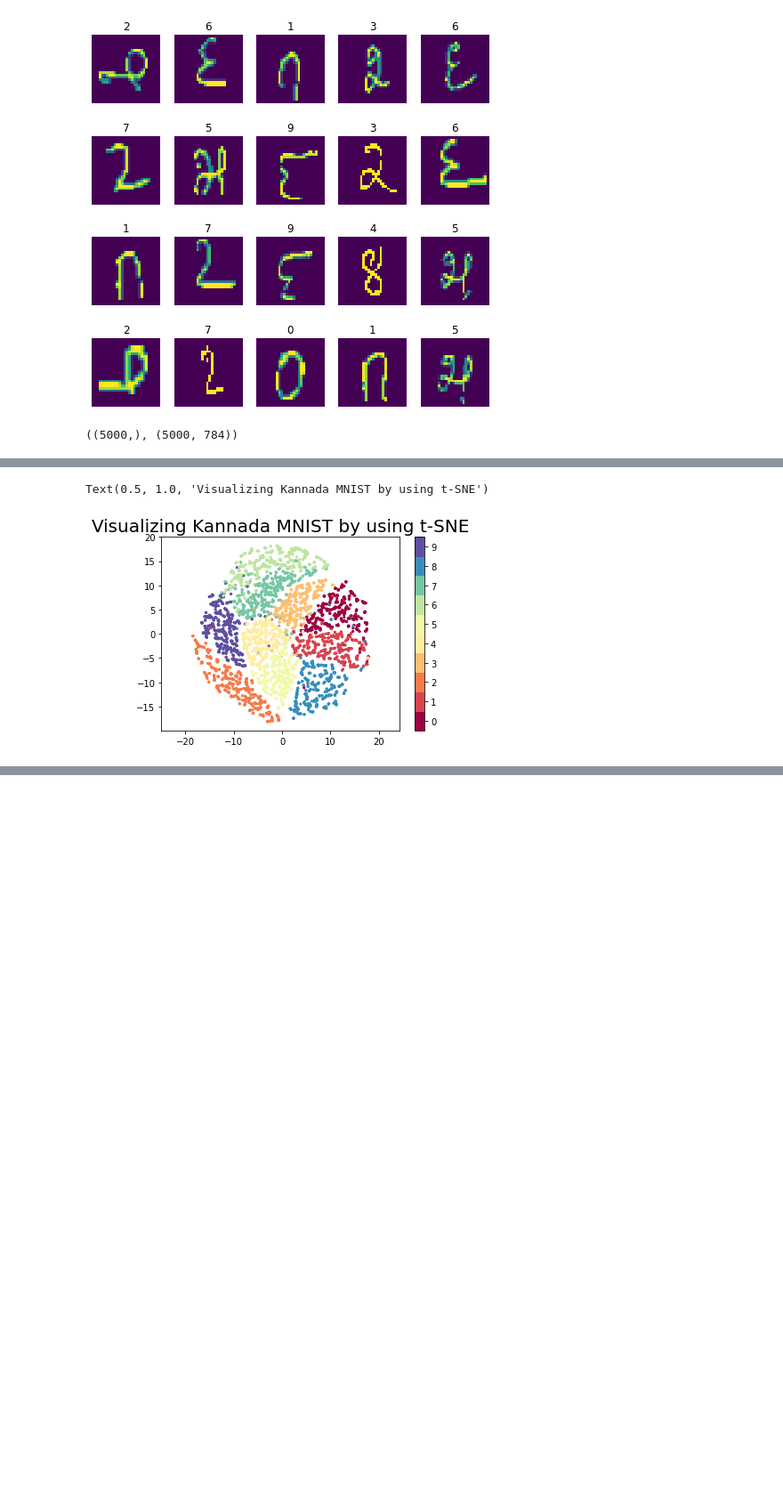
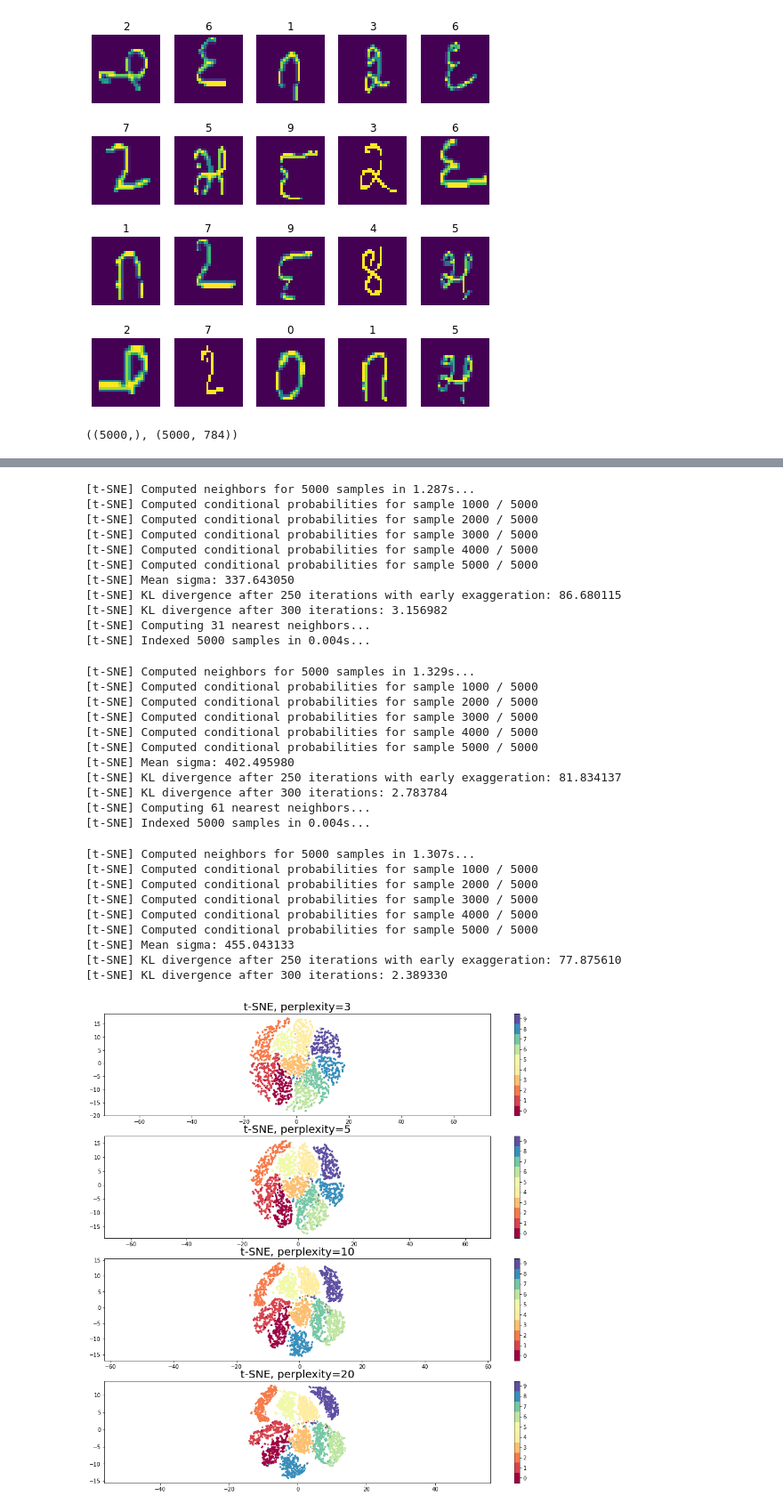
Before and after one commit to bakanino/PHYS4016, a Jupyter notebook: t_SNE.ipynb, the cells around one changed output, grey strips where cells are left out. Shown at 89% size. Saved outputs shown, nothing was run; the diff lists cells and outputs as text; code cells hidden in the pictures; blank space fills up the shorter version.

Commit message:
experimenting with tsne perplexities

```diff
--- a/t_SNE.ipynb
+++ b/t_SNE.ipynb
@@ -80,6 +72,3 @@ X_subset = X[rndperm[:N],:].copy()
 y_subset.shape, X_subset.shape
 # %% [output]
 ((5000,), (5000, 784))
-# %%
-%time
-tsne = TSNE(random_state=42, n_components=2, verbose=1, perplexity=3, n_iter=300).fit_transform(X_subset)
@@ -100,8 +75,14 @@ Wall time: 5.48 µs
 # %%
-plt.scatter(tsne[:, 0], tsne[:, 1], s= 5, c=y_subset, cmap='Spectral')
-plt.gca().set_aspect('equal', 'datalim')
-plt.colorbar(boundaries=np.arange(11)-0.5).set_ticks(np.arange(10))
-plt.title('Visualizing Kannada MNIST by using t-SNE', fontsize=20)
+def tsne(p):
+  tsne = TSNE(random_state=42, n_components=2, verbose=1, perplexity=p, n_iter=300).fit_transform(X_subset)
+  plt.scatter(tsne[:, 0], tsne[:, 1], s= 5, c=y_subset, cmap='Spectral')
+  plt.gca().set_aspect('equal', 'datalim')
+  plt.colorbar(boundaries=np.arange(11)-0.5).set_ticks(np.arange(10))
+  plt.title('t-SNE, perplexity=%d' % p, fontsize=20)
-# %% [output]
-Text(0.5, 1.0, 'Visualizing Kannada MNIST by using t-SNE')
-[figure, removed]
+# %%
+%time
+plt.figure(figsize=(16,16))
+for i, _ in enumerate([3, 5, 10, 20]):
+  plt.subplot(4, 1, i+1)
+  tsne(_)
+# %% [output]
@@ -107,0 +104,32 @@ Text(0.5, 1.0, 'Visualizing Kannada MNIST by using t-SNE')
+[t-SNE] Computed neighbors for 5000 samples in 1.287s...
+[t-SNE] Computed conditional probabilities for sample 1000 / 5000
+[t-SNE] Computed conditional probabilities for sample 2000 / 5000
+[t-SNE] Computed conditional probabilities for sample 3000 / 5000
+[t-SNE] Computed conditional probabilities for sample 4000 / 5000
+[t-SNE] Computed conditional probabilities for sample 5000 / 5000
+[t-SNE] Mean sigma: 337.643050
+[t-SNE] KL divergence after 250 iterations with early exaggeration: 86.680115
+[t-SNE] KL divergence after 300 iterations: 3.156982
+[t-SNE] Computing 31 nearest neighbors...
+[t-SNE] Indexed 5000 samples in 0.004s...
+[t-SNE] Computed neighbors for 5000 samples in 1.329s...
+[t-SNE] Computed conditional probabilities for sample 1000 / 5000
+[t-SNE] Computed conditional probabilities for sample 2000 / 5000
+[t-SNE] Computed conditional probabilities for sample 3000 / 5000
+[t-SNE] Computed conditional probabilities for sample 4000 / 5000
+[t-SNE] Computed conditional probabilities for sample 5000 / 5000
+[t-SNE] Mean sigma: 402.495980
+[t-SNE] KL divergence after 250 iterations with early exaggeration: 81.834137
+[t-SNE] KL divergence after 300 iterations: 2.783784
+[t-SNE] Computing 61 nearest neighbors...
+[t-SNE] Indexed 5000 samples in 0.004s...
+[t-SNE] Computed neighbors for 5000 samples in 1.307s...
+[t-SNE] Computed conditional probabilities for sample 1000 / 5000
+[t-SNE] Computed conditional probabilities for sample 2000 / 5000
+[t-SNE] Computed conditional probabilities for sample 3000 / 5000
+[t-SNE] Computed conditional probabilities for sample 4000 / 5000
+[t-SNE] Computed conditional probabilities for sample 5000 / 5000
+[t-SNE] Mean sigma: 455.043133
+[t-SNE] KL divergence after 250 iterations with early exaggeration: 77.875610
+[t-SNE] KL divergence after 300 iterations: 2.389330
+[figure, added]
```
Also changed, not shown: parts of 4 cells of this notebook.
